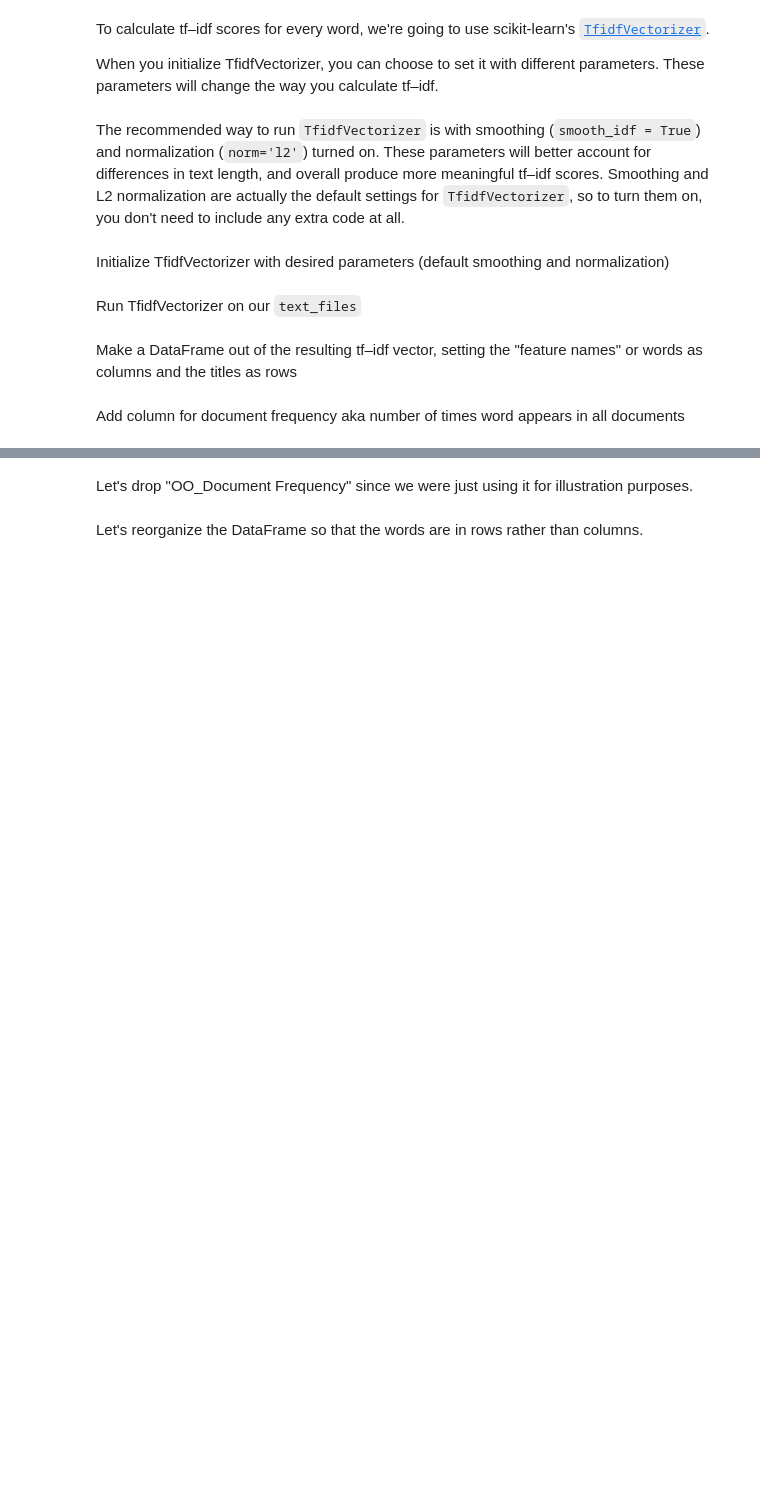
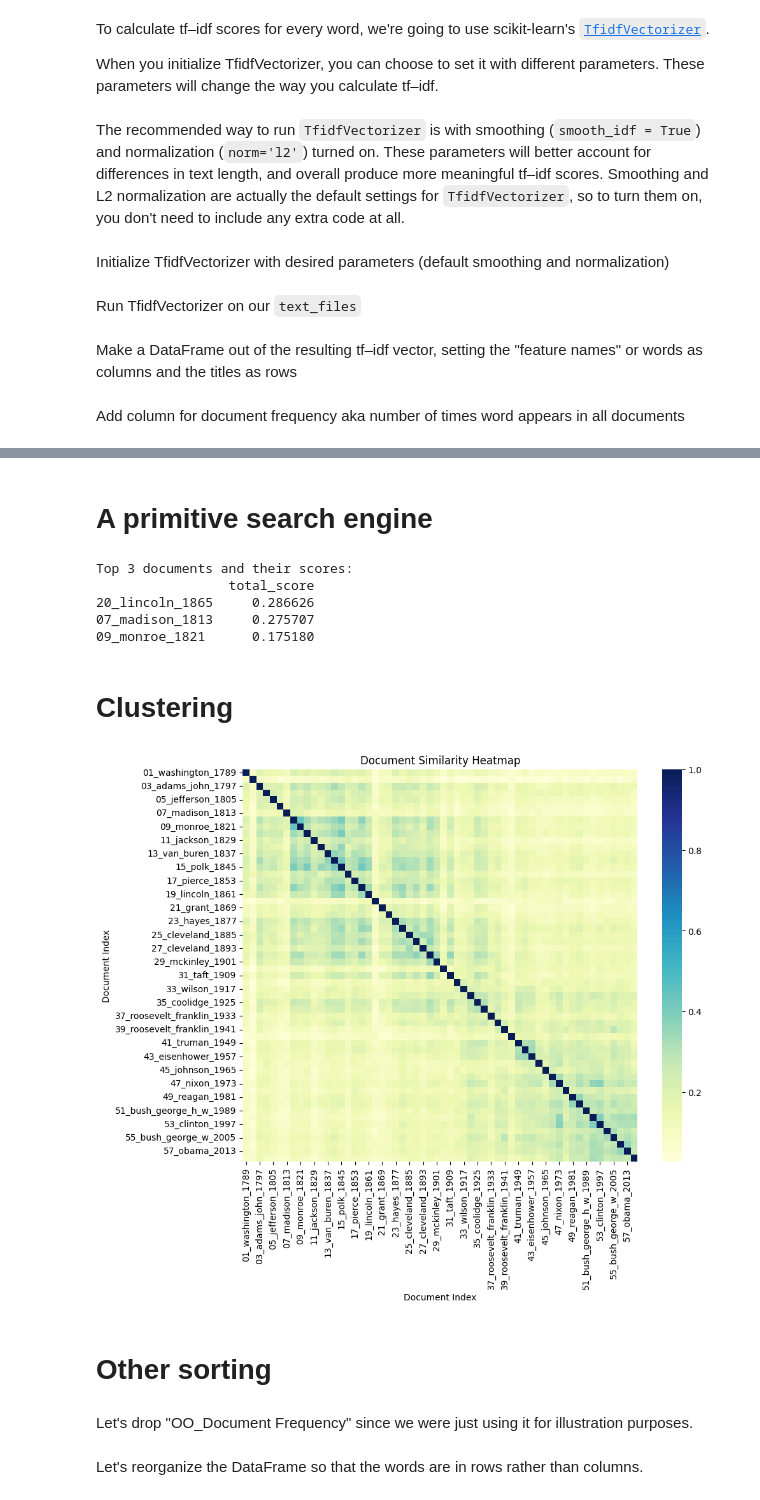
Before and after one commit to alex-smith-uwec/CS491, a Jupyter notebook: Inauguration_TF_IDF_Scikit_Learn.ipynb, the cells around one changed output, grey strips where cells are left out. Drawn from its saved outputs; the diff is of its cells as text; code cells hidden in the pictures; blank space fills up the shorter version.

Commit message:
Added similarity matrix

```diff
--- a/Inauguration_TF_IDF_Scikit_Learn.ipynb
+++ b/Inauguration_TF_IDF_Scikit_Learn.ipynb
@@ -140,8 +115,6 @@ Make a DataFrame out of the resulting tf–idf vector, setting the "feature name
 tfidf_df = pd.DataFrame(tfidf_vector.toarray(), index=text_titles, columns=tfidf_vectorizer.get_feature_names_out())
 # %% [markdown]
 Add column for document frequency aka number of times word appears in all documents
-# %%
-tfidf_df.loc['00_Document Frequency'] = (tfidf_df > 0).sum()
 # %%
 tfidf_slice = tfidf_df[['government', 'borders', 'people', 'war', 'honor','foreign', 'men', 'women', 'children','slave']]
 tfidf_slice.sort_index().round(decimals=2)
@@ -166,3 +124,55 @@ tfidf_slice.sort_index().round(decimals=2)
+# %% [markdown]
+# **A primitive search engine**
+# %%
+# Slice for specific words and explicitly create a copy to avoid SettingWithCopyWarning
+tfidf_slice = tfidf_df[['time', 'honor', 'war']].copy()
+
+# Sum the TF-IDF scores for the selected words in each document
+tfidf_slice['total_score'] = tfidf_slice.sum(axis=1)
+
+
+# Sort documents by total_score in descending order to see which has the highest score
+sorted_docs = tfidf_slice.sort_values(by='total_score', ascending=False)
+
+# Get the index (document ID) of the document with the highest total_score
+best_fit_document_index = sorted_docs.index[0]
+
+
+# Select the top 3 documents
+top_documents = sorted_docs.head(3)
+
+# Display the indices (document IDs) and scores of the top 3 documents
+print("Top 3 documents and their scores:")
+print(top_documents[['total_score']])
+# %% [output]
+Top 3 documents and their scores:
+                 total_score
+20_lincoln_1865     0.286626
+07_madison_1813     0.275707
+09_monroe_1821      0.175180
+# %% [markdown]
+# **Clustering**
+# %%
+import numpy as np
+import pandas as pd
+import seaborn as sns
+import matplotlib.pyplot as plt
+
+
+# Compute the dot product
+similarity_matrix = tfidf_df.dot(tfidf_df.T)
+
+# Generate a heatmap
+plt.figure(figsize=(10, 8))
+sns.heatmap(similarity_matrix, cmap="YlGnBu")
+plt.title('Document Similarity Heatmap')
+plt.xlabel('Document Index')
+plt.ylabel('Document Index')
+plt.show()
+# %% [output]
+[figure, added]
+# %% [markdown]
+# Other sorting
 # %% [markdown]
 Let's drop "OO_Document Frequency" since we were just using it for illustration purposes.
 # %%
```
Also changed, not shown: parts of 10 cells of this notebook.
